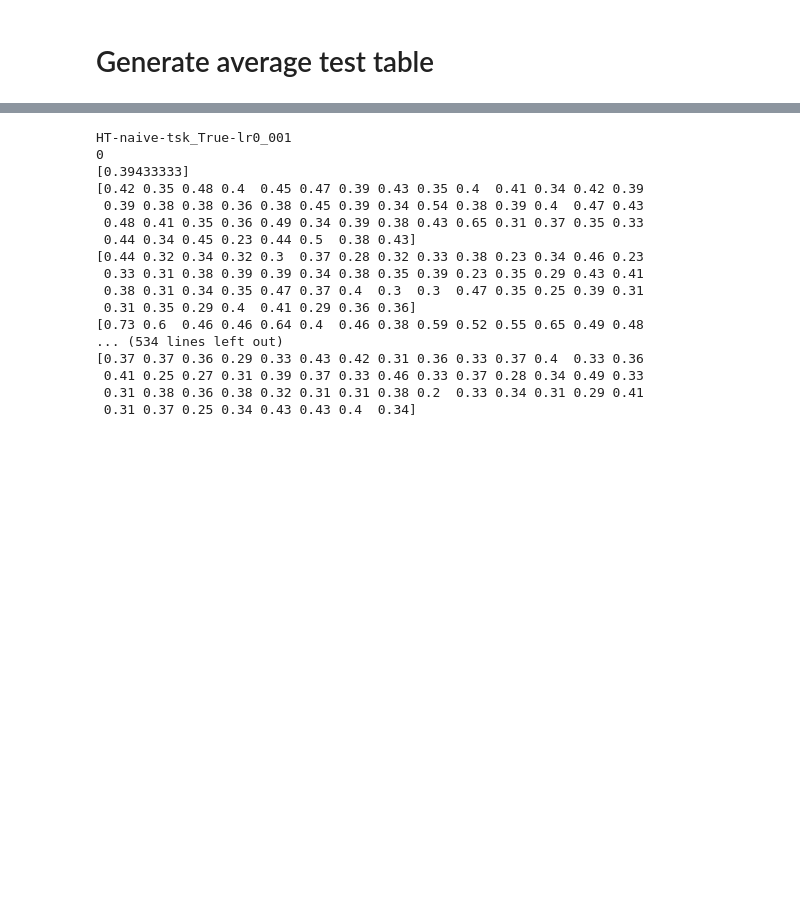
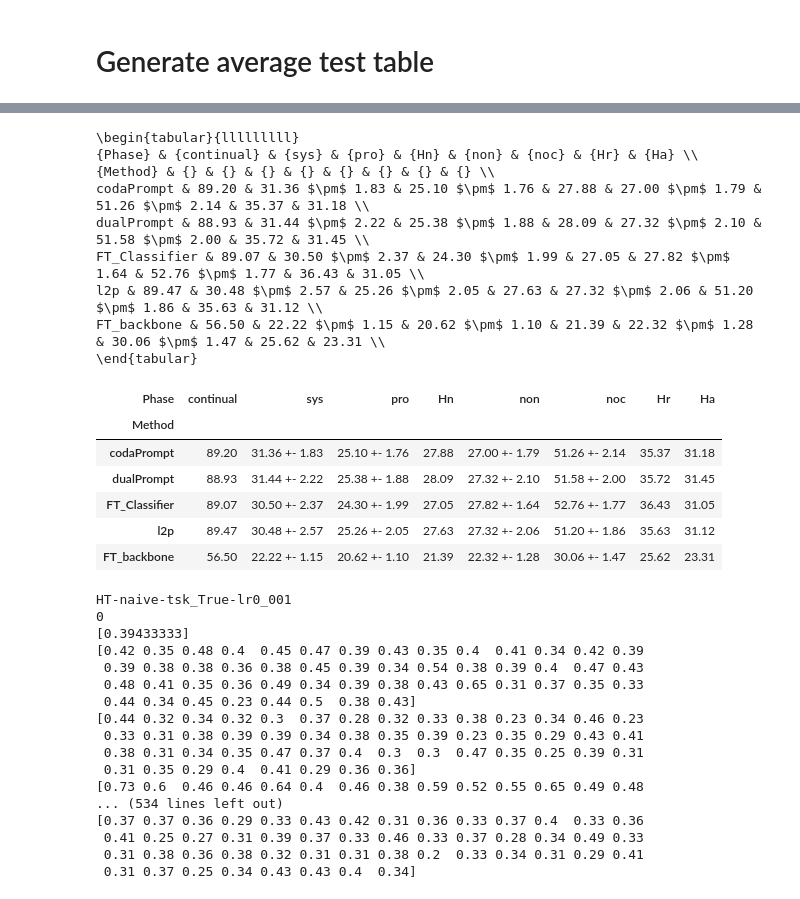
Before and after one commit to liaoweiduo/continual-learning-baselines, a Jupyter notebook: experiments/analysis/generate_result_table.ipynb, the cells around one changed output, grey strips where cells are left out. Drawn from its saved outputs; the diff is of its cells as text; code cells hidden in the pictures; blank space fills up the shorter version.

Commit message:
update exp results in rebuttal.md

```diff
--- a/experiments/analysis/generate_result_table.ipynb
+++ b/experiments/analysis/generate_result_table.ipynb
@@ -11,7 +11,7 @@ import seaborn as sns
 import plotly.express as px
 import plotly.graph_objs as go
 
-def get_accs(exp_name, mode='sys', project_name='CGQA', name='Top1_Acc_Stream/eval_phase/test_stream', index='', test_n_way=None, model=None):
+def get_accs(exp_name, mode='sys', project_name='CGQA', name='Top1_Acc_Stream/eval_phase/test_stream', index='', test_n_way=None, model=None, frz_prefix='naive'):
 
     if mode in ['continual', 'forgetting']:
         if not os.path.exists(os.path.join('../../../avalanche-experiments', project_name, exp_name, f'results-{exp_name}{index}.npy')):
@@ -20,11 +20,12 @@ def get_accs(exp_name, mode='sys', project_name='CGQA', name='Top1_Acc_Stream/ev
 
     else:
         if test_n_way is not None and model is not None:
-            file_name = f'results-{exp_name}-{mode}-naive-frz-test_n_way{test_n_way}-model{model}.npy'
+            file_name = f'results-{exp_name}-{mode}-{frz_prefix}-frz-test_n_way{test_n_way}-model{model}.npy'
         elif test_n_way:
-            file_name = f'results-{exp_name}-{mode}-naive-frz-test_n_way{test_n_way}.npy'
+            file_name = f'results-{exp_name}-{mode}-{frz_prefix}-frz-test_n_way{test_n_way}.npy'
         else:
-            file_name = f'results-{exp_name}-{mode}-naive-frz.npy'
+            file_name = f'results-{exp_name}-{mode}-{frz_prefix}-frz.npy'
+        print(file_name)
         if not os.path.exists(os.path.join('../../../avalanche-experiments', project_name, exp_name, file_name)):
             return np.array([0])
 
@@ -155 +198,56 @@ Exp
+# %%
+'''todo: cal Harmonic mean (among sys, pro, sub) and Harmonic mean (between non, noc)'''
+data = []
+for exp in exps_dis:
+    mean_dict = {}
+    for mode in modes:
+        acc_list = collected_data[(collected_data['Method'] == exp) & (collected_data['Phase'] == mode)]['Accuracy']
+        mean = acc_list.mean()
+        mean_dict[mode] = mean
+        ci95 = 1.96 * (acc_list.std()/np.sqrt(len(acc_list)))
+        acc_str = f'{mean*100:.2f} +- {ci95*100:.2f}' if mode not in ['continual', 'forgetting'] else f'{mean*100:.2f}'
+        data.append(pd.DataFrame({'Method': exp, 'Phase': mode, 'mean': mean, 'ci95': ci95, 'str': acc_str}, index=[0]))
+
+    # 3x1*x2*x3/(x1*x2+x1*x3+x2*x3)
+    # hm_nov = 3 * mean_dict['sys'] * mean_dict['pro'] * mean_dict['sub'] / (mean_dict['sys'] * mean_dict['pro'] + mean_dict['sys'] * mean_dict['sub'] + mean_dict['pro'] * mean_dict['sub'])
+    hm_nov = 2 * mean_dict['sys'] * mean_dict['pro'] / (mean_dict['sys'] + mean_dict['pro'])
+    data.append(pd.DataFrame({'Method': exp, 'Phase': f'Hn', 'str': f'{hm_nov*100:.2f}'}, index=[0]))
+
+    # 2x1*x2/(x1+x2)
+    hm_ref = 2 * mean_dict['non'] * mean_dict['noc'] / (mean_dict['non'] + mean_dict['noc'])
+    data.append(pd.DataFrame({'Method': exp, 'Phase': f'Hr', 'str': f'{hm_ref*100:.2f}'}, index=[0]))
+
+    # hm_all = 5 / (1/mean_dict['sys'] + 1/mean_dict['pro'] + 1/mean_dict['sub'] + 1/mean_dict['non'] + 1/mean_dict['noc'])
+    hm_all = 4 / (1/mean_dict['sys'] + 1/mean_dict['pro'] + 1/mean_dict['non'] + 1/mean_dict['noc'])
+    data.append(pd.DataFrame({'Method': exp, 'Phase': f'Ha', 'str': f'{hm_all*100:.2f}'}, index=[0]))
+
+data = pd.concat(data, ignore_index=True)
+# print(data)
+
+# to latex
+
+data = data.pivot(index='Method', values='str', columns='Phase')
+# data = data[['continual', 'forgetting', 'sys', 'pro', 'sub', 'Hn', 'non',  'noc', 'Hr', 'Ha']]
+# data = data[['continual', 'sys', 'pro', 'sub', 'Hn', 'non',  'noc', 'Hr', 'Ha']]
+data = data[['continual', 'sys', 'pro', 'Hn', 'non',  'noc', 'Hr', 'Ha']]
+data = data.reindex(exps_dis)
+print(data.style.to_latex().replace('+-', '$\\pm$'))
+data
+# %% [output]
+\begin{tabular}{lllllllll}
+{Phase} & {continual} & {sys} & {pro} & {Hn} & {non} & {noc} & {Hr} & {Ha} \\
+{Method} & {} & {} & {} & {} & {} & {} & {} & {} \\
+codaPrompt & 89.20 & 31.36 $\pm$ 1.83 & 25.10 $\pm$ 1.76 & 27.88 & 27.00 $\pm$ 1.79 & 51.26 $\pm$ 2.14 & 35.37 & 31.18 \\
+dualPrompt & 88.93 & 31.44 $\pm$ 2.22 & 25.38 $\pm$ 1.88 & 28.09 & 27.32 $\pm$ 2.10 & 51.58 $\pm$ 2.00 & 35.72 & 31.45 \\
+FT_Classifier & 89.07 & 30.50 $\pm$ 2.37 & 24.30 $\pm$ 1.99 & 27.05 & 27.82 $\pm$ 1.64 & 52.76 $\pm$ 1.77 & 36.43 & 31.05 \\
+l2p & 89.47 & 30.48 $\pm$ 2.57 & 25.26 $\pm$ 2.05 & 27.63 & 27.32 $\pm$ 2.06 & 51.20 $\pm$ 1.86 & 35.63 & 31.12 \\
+FT_backbone & 56.50 & 22.22 $\pm$ 1.15 & 20.62 $\pm$ 1.10 & 21.39 & 22.32 $\pm$ 1.28 & 30.06 $\pm$ 1.47 & 25.62 & 23.31 \\
+\end{tabular}
+| Phase | continual | sys | pro | Hn | non | noc | Hr | Ha |
+| Method |  |  |  |  |  |  |  |  |
+| codaPrompt | 89.20 | 31.36 +- 1.83 | 25.10 +- 1.76 | 27.88 | 27.00 +- 1.79 | 51.26 +- 2.14 | 35.37 | 31.18 |
+| dualPrompt | 88.93 | 31.44 +- 2.22 | 25.38 +- 1.88 | 28.09 | 27.32 +- 2.10 | 51.58 +- 2.00 | 35.72 | 31.45 |
+| FT_Classifier | 89.07 | 30.50 +- 2.37 | 24.30 +- 1.99 | 27.05 | 27.82 +- 1.64 | 52.76 +- 1.77 | 36.43 | 31.05 |
+| l2p | 89.47 | 30.48 +- 2.57 | 25.26 +- 2.05 | 27.63 | 27.32 +- 2.06 | 51.20 +- 1.86 | 35.63 | 31.12 |
+| FT_backbone | 56.50 | 22.22 +- 1.15 | 20.62 +- 1.10 | 21.39 | 22.32 +- 1.28 | 30.06 +- 1.47 | 25.62 | 23.31 |
 # %%
```
Also changed, not shown: parts of 2 cells of this notebook, 3 other files.
